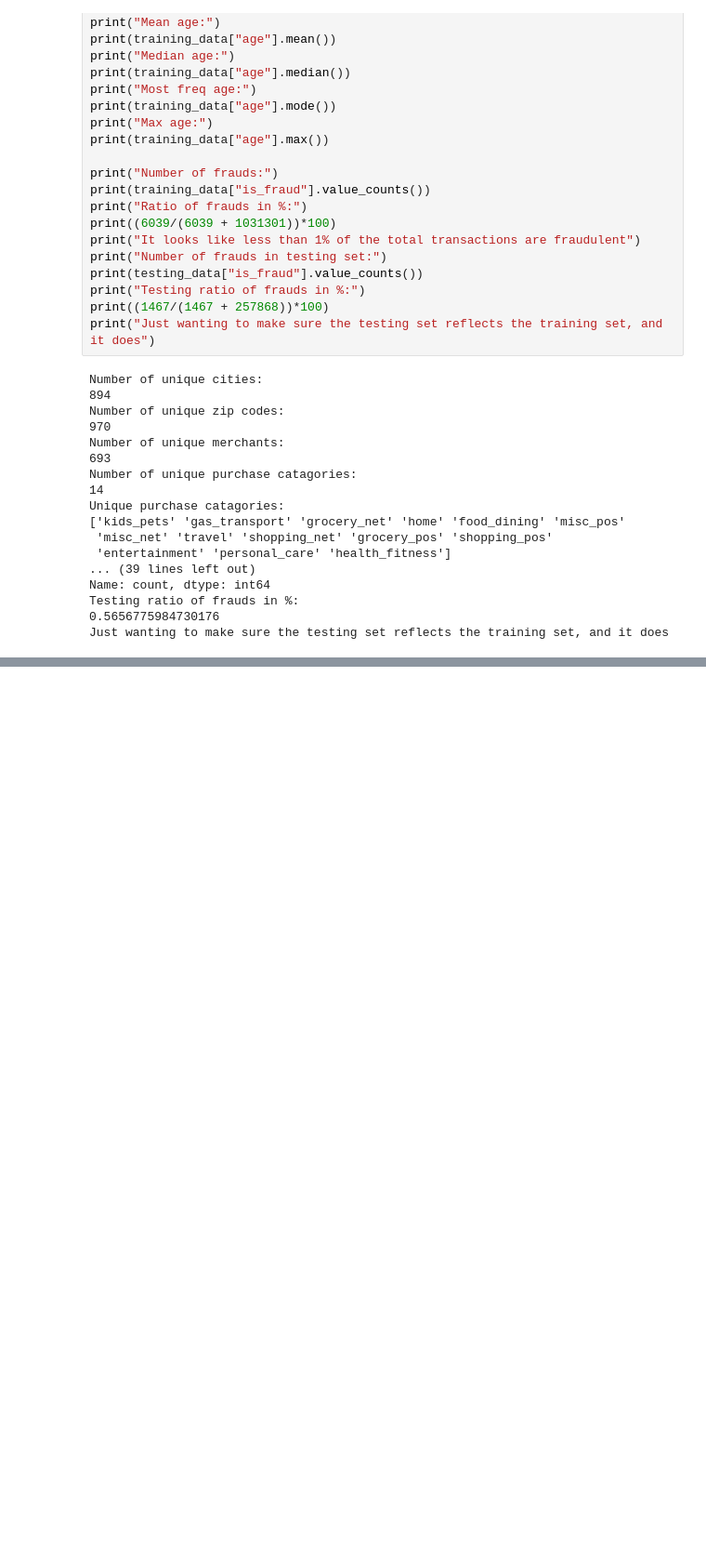
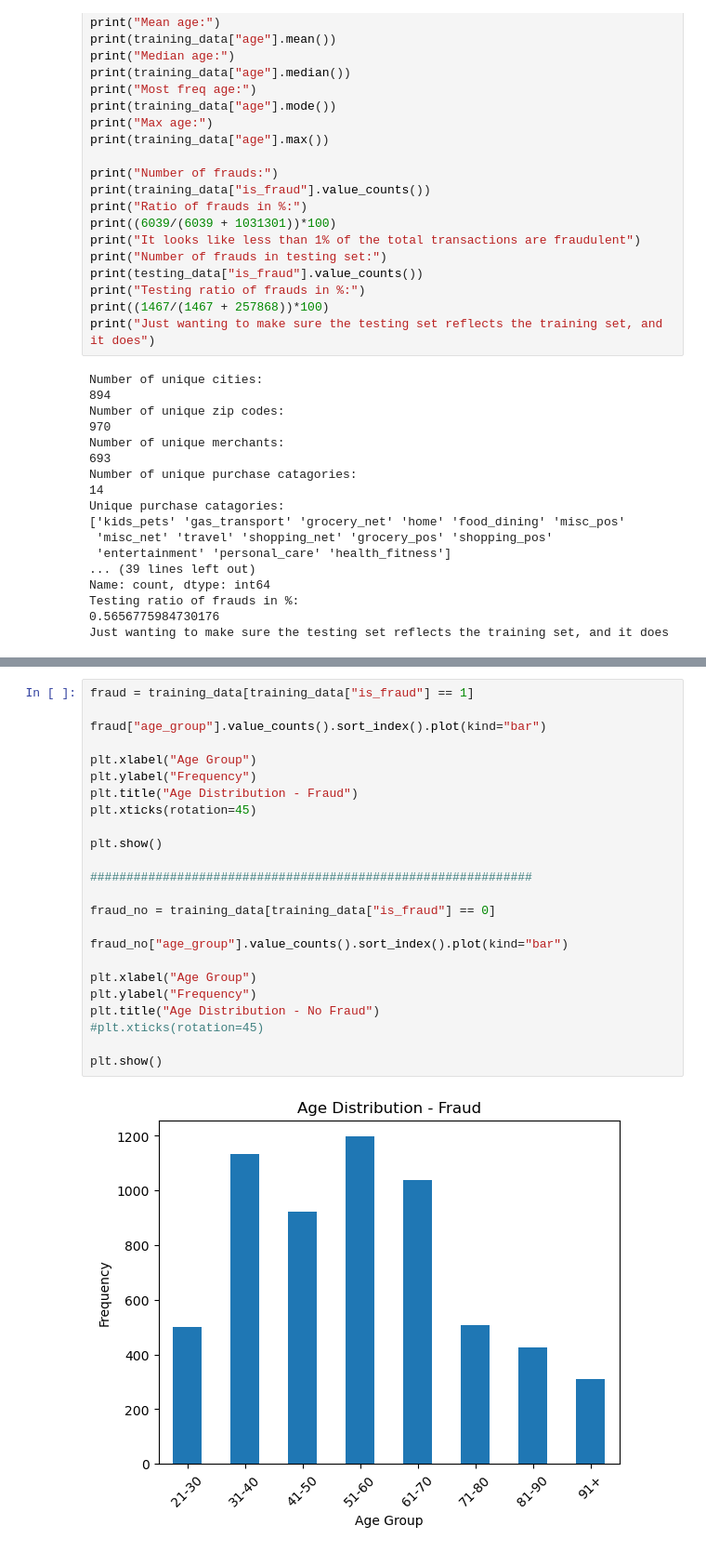
Before and after one commit to DartElina/CC_Fraud_Detection, a Jupyter notebook: CC_Fraud.ipynb, the cells around one changed output, grey strips where cells are left out. Shown at 93% size. Saved outputs shown, nothing was run; the diff lists cells and outputs as text; blank space fills up the shorter version.

```diff
--- a/CC_Fraud.ipynb
+++ b/CC_Fraud.ipynb
@@ -203,0 +351,26 @@ Just wanting to make sure the testing set reflects the training set, and it does
+# %%
+fraud = training_data[training_data["is_fraud"] == 1]
+
+fraud["age_group"].value_counts().sort_index().plot(kind="bar")
+
+plt.xlabel("Age Group")
+plt.ylabel("Frequency")
+plt.title("Age Distribution - Fraud")
+plt.xticks(rotation=45)
+
+plt.show()
+
+#############################################################
+
+fraud_no = training_data[training_data["is_fraud"] == 0]
+
+fraud_no["age_group"].value_counts().sort_index().plot(kind="bar")
+
+plt.xlabel("Age Group")
+plt.ylabel("Frequency")
+plt.title("Age Distribution - No Fraud")
+#plt.xticks(rotation=45)
+
+plt.show()
+# %% [output]
+[figure, added]
```
Also changed, not shown: parts of 8 cells of this notebook, 1 other file.
